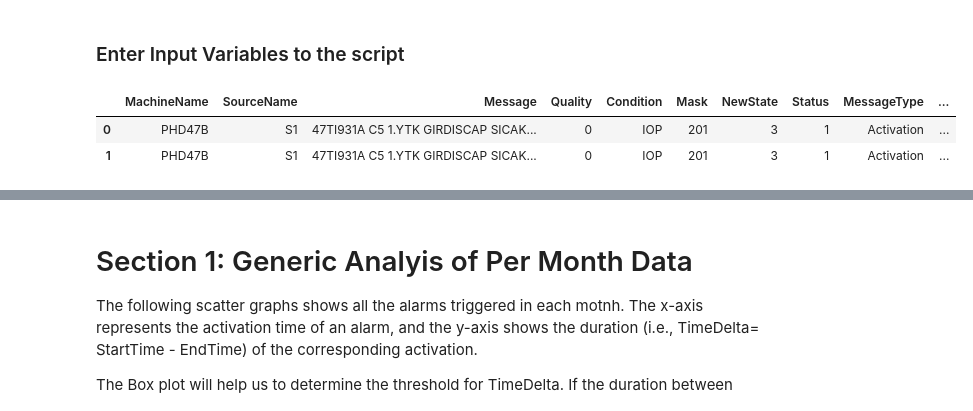
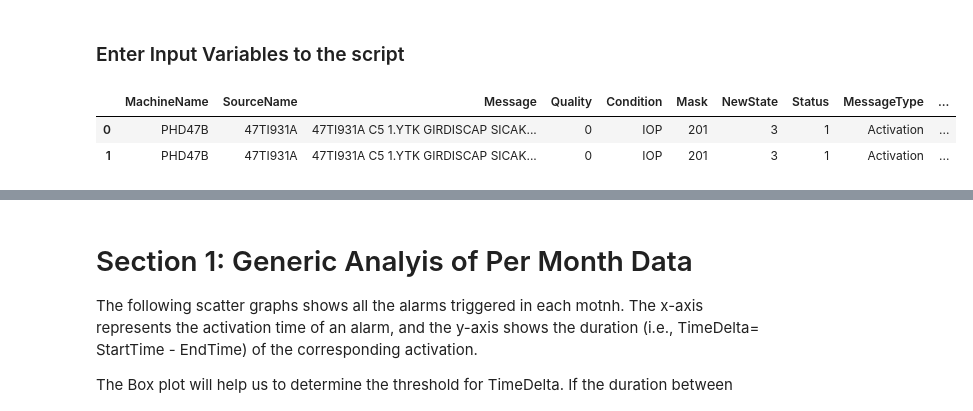
Before and after one commit to warisgill/tupras-analysis, a Jupyter notebook: new-alarm/main-analysis.ipynb, the cells around one changed output, grey strips where cells are left out. Cells and saved outputs as stored; diff of their text form; code cells hidden in the pictures.

```diff
--- a/new-alarm/main-analysis.ipynb
+++ b/new-alarm/main-analysis.ipynb
@@ -24,18 +25,18 @@ chatter_filter = 100 # only consider those sources in which chattering happend m
 # %%
 path = "./data/new/"
 df_csv = pd.read_csv(path + input_fname,low_memory=False, parse_dates = ["StartTime", "EndTime"])
 # print("Before:",df["SourceName"].unique())
-maskSourceNames(df_csv)
+# maskSourceNames(df_csv)
 # print("After:",df["SourceName"].unique())
 # df["Time"] = df["Time"].apply(lambda d: datetime.strptime(d,"%H:%M").time())
 df_csv["TimeDelta"] = df_csv["EndTime"] - df_csv["StartTime"]
 df_csv["TimeDelta"] = df_csv["TimeDelta"].apply(lambda arg: timedelta.total_seconds(arg))
 df_csv["Month"] = df_csv["StartTime"].apply(lambda arg: arg.month)
 df_csv.head(2)
 # %% [output]
 |  | MachineName | SourceName | Message | Quality | Condition | Mask | NewState | Status | MessageType | ... |
-| 0 | PHD47B | S1 | 47TI931A C5 1.YTK GIRDISCAP SICAK... | 0 | IOP | 201 | 3 | 1 | Activation | ... |
-| 1 | PHD47B | S1 | 47TI931A C5 1.YTK GIRDISCAP SICAK... | 0 | IOP | 201 | 3 | 1 | Activation | ... |
+| 0 | PHD47B | 47TI931A | 47TI931A C5 1.YTK GIRDISCAP SICAK... | 0 | IOP | 201 | 3 | 1 | Activation | ... |
+| 1 | PHD47B | 47TI931A | 47TI931A C5 1.YTK GIRDISCAP SICAK... | 0 | IOP | 201 | 3 | 1 | Activation | ... |
 # %%
 df_csv.info()
 # %% [output]
```
Also changed, not shown: parts of 10 cells of this notebook, 5 other files.
